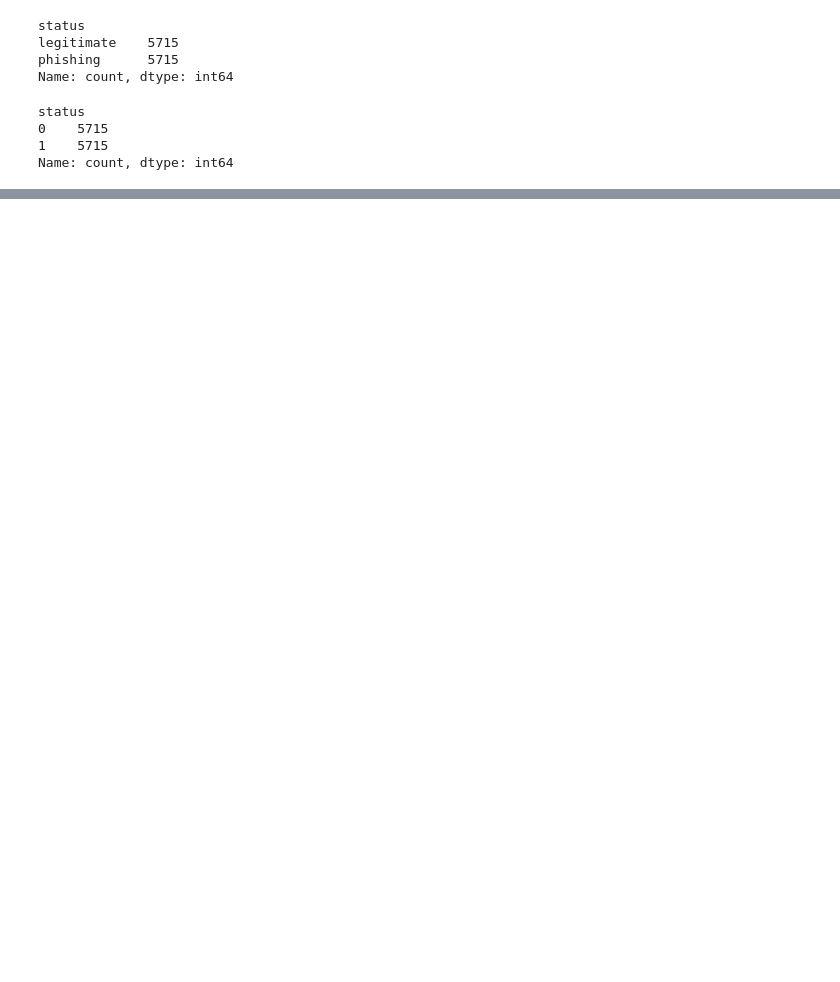
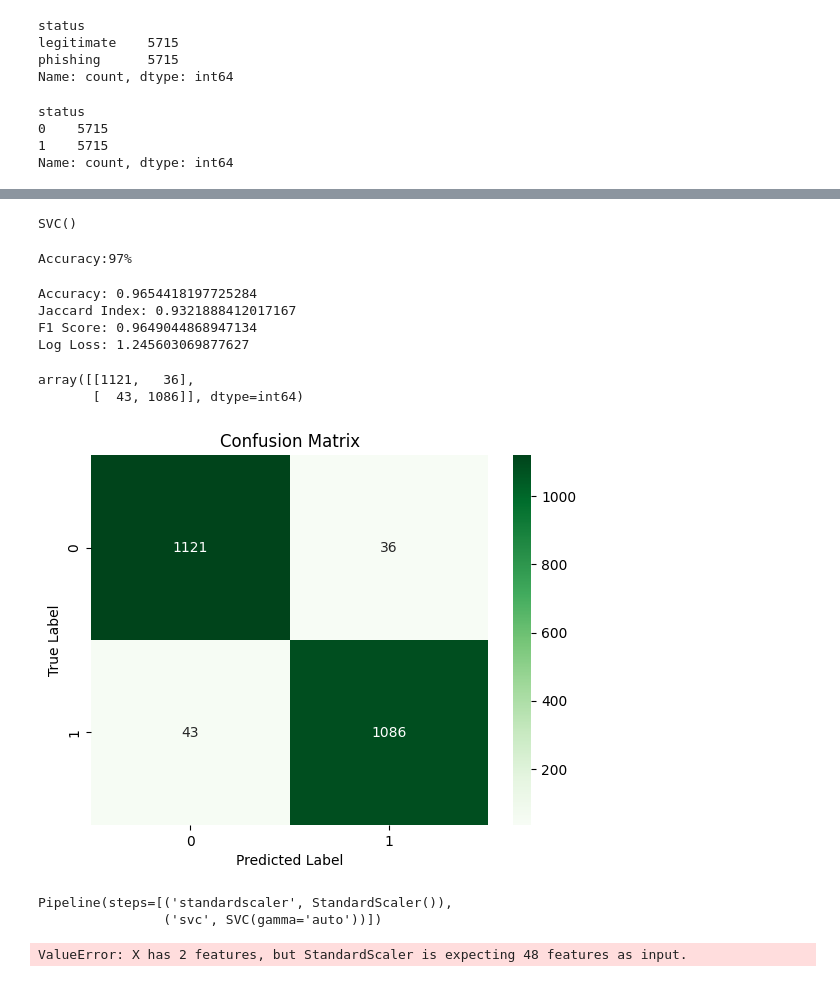
Before and after one commit to heloisebastos/TCC, a Jupyter notebook: src/main.ipynb, the cells around one changed output, grey strips where cells are left out. Saved outputs shown, nothing was run; the diff lists cells and outputs as text; code cells hidden in the pictures; blank space fills up the shorter version.

Commit message:
:bug: bug: ValueError: X possui 2 recursos, mas o StandardScaler espera 48 recursos como entrada.

```diff
--- a/src/main.ipynb
+++ b/src/main.ipynb
@@ -141,0 +160,3 @@ ValueError: could not convert string to float: 'https://forms.office.com/Pages/R
+# %%
+X_train_scaled = scaler.fit_transform(X_train)
+X_test_scaled = scaler.fit_transform(X_test)
@@ -141,0 +165,12 @@ ValueError: could not convert string to float: 'https://forms.office.com/Pages/R
+# %%
+svm = SVC()
+svm.fit(X_train_scaled,y_train)
+# %% [output]
+SVC()
+# %%
+svm_predict = svm.predict(X_test_scaled)
+# %%
+accuracy = accuracy_score(y_test,svm_predict)
+print("Accuracy:{}%".format(round(accuracy *100), 1))
+# %% [output]
+Accuracy:97%
@@ -141,0 +182,37 @@ ValueError: could not convert string to float: 'https://forms.office.com/Pages/R
+# %%
+print(f"Accuracy: {svm_Accuracy_Score}")
+print(f"Jaccard Index: {svm_JaccardIndex}")
+print(f"F1 Score: {svm_F1_Score}")
+print(f"Log Loss: {svm_Log_Loss}")
+# %% [output]
+Accuracy: 0.9654418197725284
+Jaccard Index: 0.9321888412017167
+F1 Score: 0.9649044868947134
+Log Loss: 1.245603069877627
+# %%
+svm_conf_matrix = confusion_matrix(y_test,svm_predict)
+svm_conf_matrix
+# %% [output]
+array([[1121,   36],
+       [  43, 1086]], dtype=int64)
+# %%
+sns.heatmap(svm_conf_matrix,annot=True, fmt = 'd',cmap='Greens')
+plt.xlabel('Predicted Label')
+plt.ylabel('True Label')
+plt.title('Confusion Matrix')
+plt.show()
+# %% [output]
+[figure, added]
+# %%
+#SVM (Support Vector Machine)
+#SVC (Support Vector Classification)
+
+clf = make_pipeline(StandardScaler(), SVC(gamma='auto'))
+clf.fit(X, y) #ajusta o modelo svm de acordo com os dados de treinamento fornecidos
+# %% [output]
+Pipeline(steps=[('standardscaler', StandardScaler()),
+                ('svc', SVC(gamma='auto'))])
+# %%
+print(clf.predict([[-0.8, -1]]))
+# %% [output]
+ValueError: X has 2 features, but StandardScaler is expecting 48 features as input.
```
Also changed, not shown: parts of 22 cells of this notebook.
